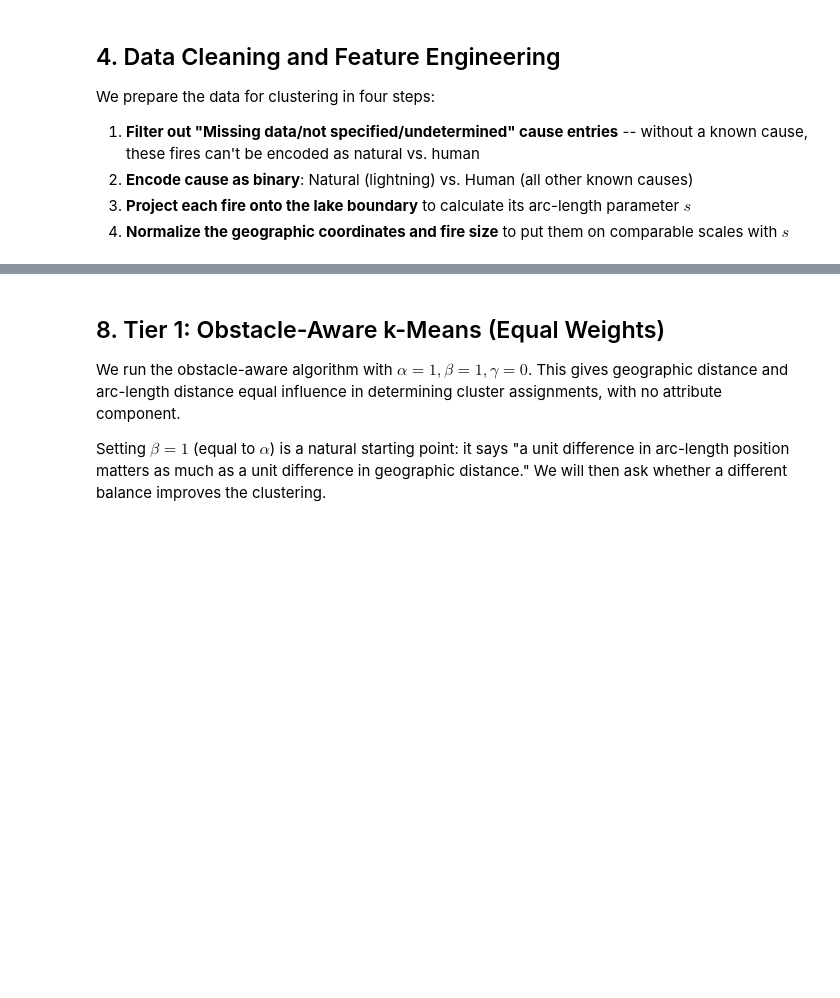
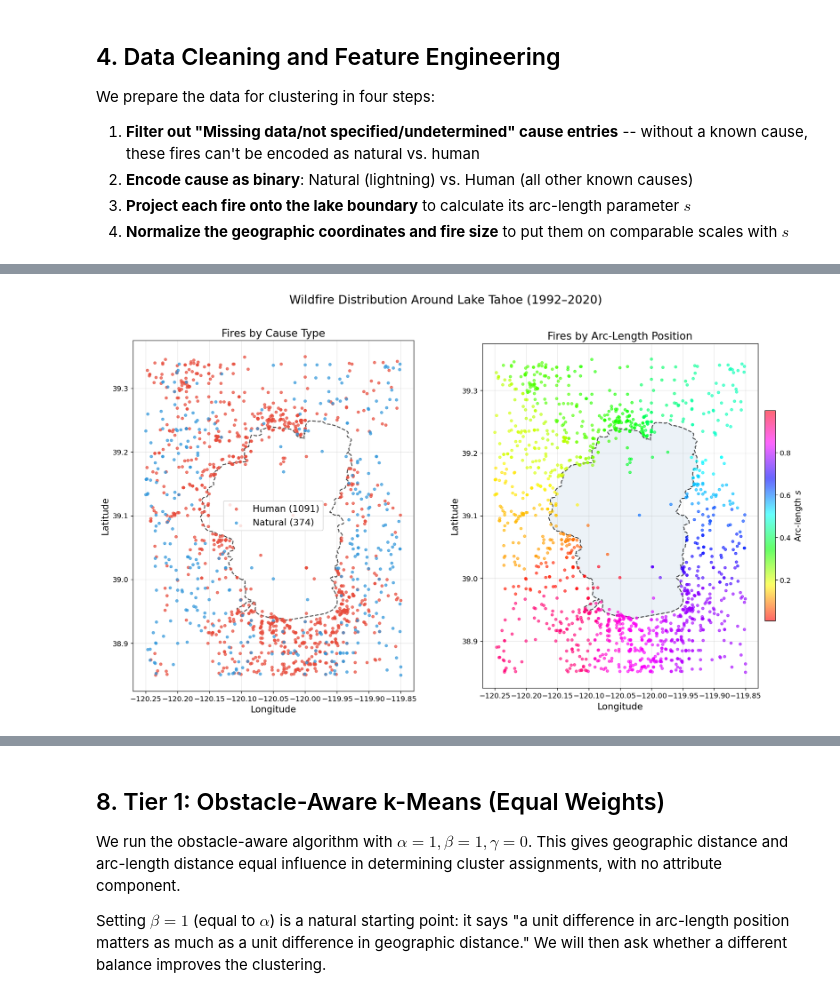
Before and after one commit to Michele-75/obstacle-aware-clustering, a Jupyter notebook: notebooks/03_clustering_wildfires.ipynb, the cells around one changed output, grey strips where cells are left out. Cells and saved outputs as stored; diff of their text form; code cells hidden in the pictures; blank space fills up the shorter version.

```diff
--- a/notebooks/03_clustering_wildfires.ipynb
+++ b/notebooks/03_clustering_wildfires.ipynb
@@ -536,0 +356,50 @@ Features: x_scaled, y_scaled, s
+# %%
+fig, axes = plt.subplots(1, 2, figsize=(16, 9))
+
+# --- Left panel: by cause ---
+ax = axes[0]
+ax.plot(spline_pts[:, 0], spline_pts[:, 1], color='black', linestyle='--',
+        linewidth=1.5, alpha=0.7)
+ax.fill(spline_pts[:, 0], spline_pts[:, 1], alpha=0., color='steelblue')
+
+natural = fires[fires['cause_binary'] == 0]
+human = fires[fires['cause_binary'] == 1]
+
+# Plot human first, natural on top
+ax.scatter(human['LONGITUDE'], human['LATITUDE'],
+           c='#e74c3c', s=15, alpha=0.7, label=f'Human ({len(human)})', zorder=3)
+ax.scatter(natural['LONGITUDE'], natural['LATITUDE'],
+           c='#3498db', s=15, alpha=0.7, label=f'Natural ({len(natural)})', zorder=3)
+
+ax.set_xlabel('Longitude', fontsize=14)
+ax.set_ylabel('Latitude', fontsize=14)
+ax.set_title('Fires by Cause Type', fontsize=16)
+ax.legend(fontsize=14)
+ax.set_aspect('equal')
+ax.grid(True, alpha=0.3)
+
+# --- Right panel: by arc-length position ---
+# HSV colormap wraps around so s=0 and s=1 show the same color
+ax = axes[1]
+ax.plot(spline_pts[:, 0], spline_pts[:, 1], color='black', linestyle='--',
+        linewidth=1.5, alpha=0.7)
+ax.fill(spline_pts[:, 0], spline_pts[:, 1], alpha=0.1, color='steelblue')
+
+scatter = ax.scatter(fires['LONGITUDE'], fires['LATITUDE'],
+                     c=fires['s_param'], cmap='hsv', s=15, alpha=0.6, zorder=3)
+plt.colorbar(scatter, ax=ax, label='Arc-length $s$', shrink=0.6, aspect=20, pad=0.02)
+
+ax.set_xlabel('Longitude', fontsize=14)
+ax.set_ylabel('Latitude', fontsize=14)
+ax.set_title('Fires by Arc-Length Position', fontsize=16)
+ax.set_aspect('equal')
+ax.grid(True, alpha=0.3)
+
+year_min = fires['FIRE_YEAR'].min()
+year_max = fires['FIRE_YEAR'].max()
+plt.suptitle(f'Wildfire Distribution Around Lake Tahoe ({year_min}–{year_max})',
+             fontsize=18, y=1.01)
+plt.tight_layout()
+plt.show()
+# %% [output]
+[figure, added]
```
Also changed, not shown: parts of 37 cells of this notebook.
